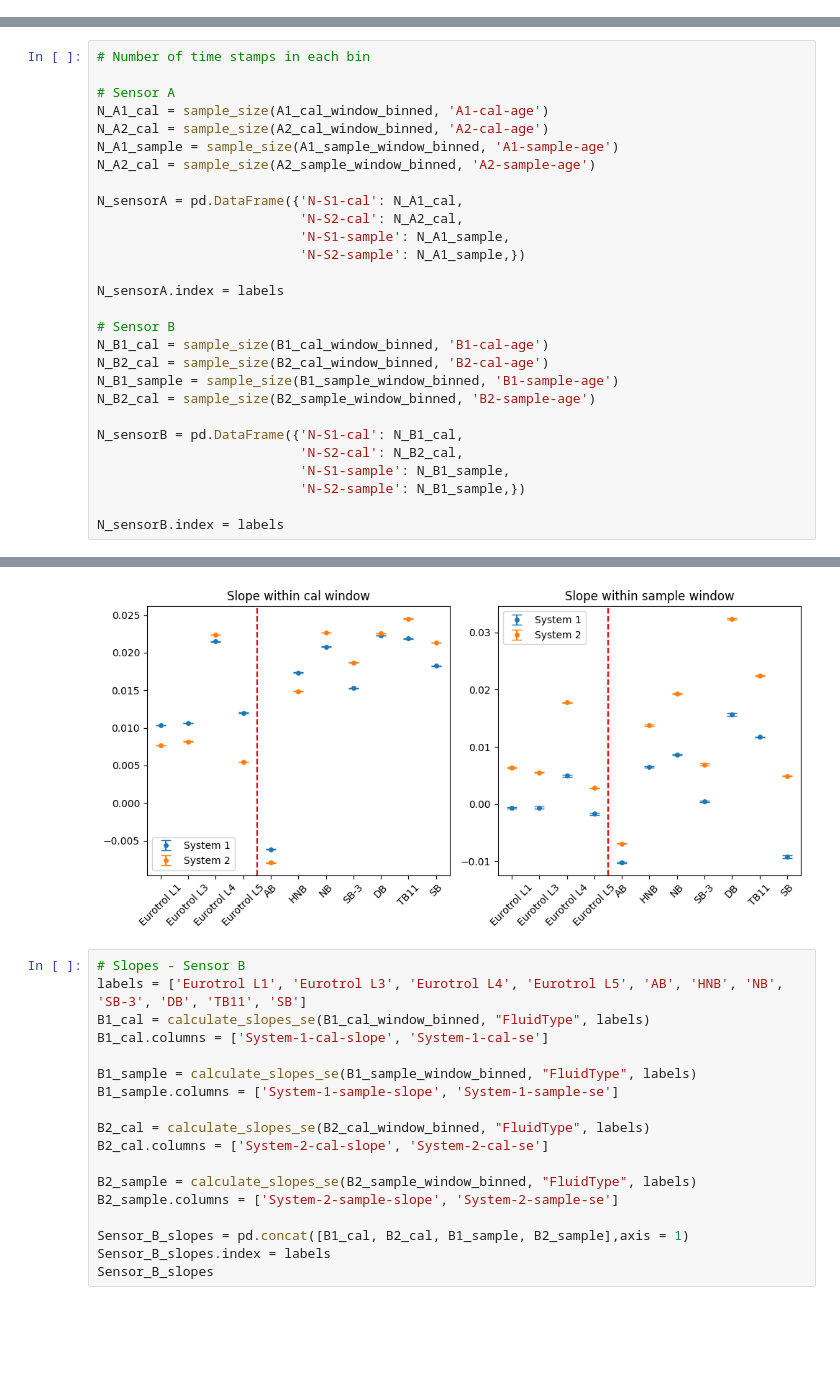
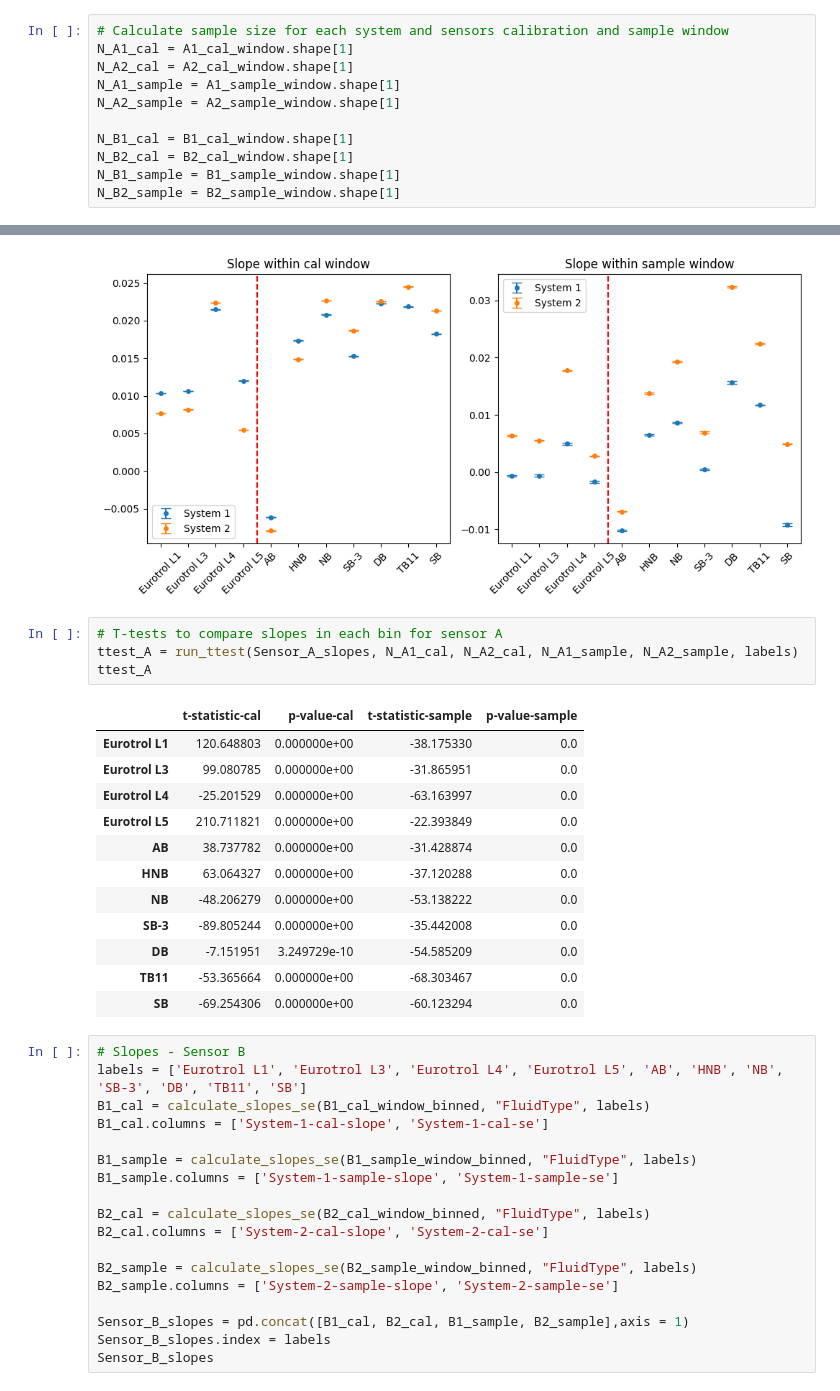
Before and after one commit to dejaytang/Capstone_Siemens, a Jupyter notebook: Coding/Dylan/raw_slope_code_DL.ipynb, the cells around one changed output, grey strips where cells are left out. Drawn from its saved outputs; the diff is of its cells as text; blank space fills up the shorter version.

Commit message:
modifying t-test code

```diff
--- a/Coding/Dylan/raw_slope_code_DL.ipynb
+++ b/Coding/Dylan/raw_slope_code_DL.ipynb
@@ -258,4 +258,15 @@ B2_cal_window = B2_cal_window.reset_index()
 B2_cal_window_binned = B2_attributes.merge(B2_cal_window, how = "inner", on = "TestID")
 B2_sample_window = B2_sample_window.reset_index()
 B2_sample_window_binned = B2_attributes.merge(B2_sample_window, how = "inner", on = "TestID")
+# %%
+# Calculate sample size for each system and sensors calibration and sample window
+N_A1_cal = A1_cal_window.shape[1]
+N_A2_cal = A2_cal_window.shape[1]
+N_A1_sample = A1_sample_window.shape[1]
+N_A2_sample = A2_sample_window.shape[1]
+
+N_B1_cal = B1_cal_window.shape[1]
+N_B2_cal = B2_cal_window.shape[1]
+N_B1_sample = B1_sample_window.shape[1]
+N_B2_sample = B2_sample_window.shape[1]
 # %%
@@ -338,34 +389,6 @@ B1_sample_window_binned['B1-sample-age'] = pd.cut(B1_sample_window_binned['AgeOf
 
 B2_cal_window_binned['B2-cal-age'] = pd.cut(B2_cal_window_binned['AgeOfCardInDaysAtTimeOfTest'], bins=bins, labels=labels)
 B2_sample_window_binned['B2-sample-age'] = pd.cut(B2_sample_window_binned['AgeOfCardInDaysAtTimeOfTest'], bins=bins, labels=labels)
-# %%
-# Number of time stamps in each bin
-
-# Sensor A
-N_A1_cal = sample_size(A1_cal_window_binned, 'A1-cal-age')
-N_A2_cal = sample_size(A2_cal_window_binned, 'A2-cal-age')
-N_A1_sample = sample_size(A1_sample_window_binned, 'A1-sample-age')
-N_A2_cal = sample_size(A2_sample_window_binned, 'A2-sample-age')
-
-N_sensorA = pd.DataFrame({'N-S1-cal': N_A1_cal,
-                          'N-S2-cal': N_A2_cal,
-                          'N-S1-sample': N_A1_sample,
-                          'N-S2-sample': N_A1_sample,})
-
-N_sensorA.index = labels
-
-# Sensor B
-N_B1_cal = sample_size(B1_cal_window_binned, 'B1-cal-age')
-N_B2_cal = sample_size(B2_cal_window_binned, 'B2-cal-age')
-N_B1_sample = sample_size(B1_sample_window_binned, 'B1-sample-age')
-N_B2_cal = sample_size(B2_sample_window_binned, 'B2-sample-age')
-
-N_sensorB = pd.DataFrame({'N-S1-cal': N_B1_cal,
-                          'N-S2-cal': N_B2_cal,
-                          'N-S1-sample': N_B1_sample,
-                          'N-S2-sample': N_B1_sample,})
-
-N_sensorB.index = labels
 # %%
 # Slopes and SE - Sensor A
 A1_cal = calculate_slopes_se(A1_cal_window_binned, "A1-cal-age", labels)
@@ -754,6 +771,23 @@ plt.tight_layout()
 plt.show()
 # %% [output]
 [figure]
+# %%
+# T-tests to compare slopes in each bin for sensor A
+ttest_A = run_ttest(Sensor_A_slopes, N_A1_cal, N_A2_cal, N_A1_sample, N_A2_sample, labels)
+ttest_A
+# %% [output]
+|  | t-statistic-cal | p-value-cal | t-statistic-sample | p-value-sample |
+| Eurotrol L1 | 120.648803 | 0.000000e+00 | -38.175330 | 0.0 |
+| Eurotrol L3 | 99.080785 | 0.000000e+00 | -31.865951 | 0.0 |
+| Eurotrol L4 | -25.201529 | 0.000000e+00 | -63.163997 | 0.0 |
+| Eurotrol L5 | 210.711821 | 0.000000e+00 | -22.393849 | 0.0 |
+| AB | 38.737782 | 0.000000e+00 | -31.428874 | 0.0 |
+| HNB | 63.064327 | 0.000000e+00 | -37.120288 | 0.0 |
+| NB | -48.206279 | 0.000000e+00 | -53.138222 | 0.0 |
+| SB-3 | -89.805244 | 0.000000e+00 | -35.442008 | 0.0 |
+| DB | -7.151951 | 3.249729e-10 | -54.585209 | 0.0 |
+| TB11 | -53.365664 | 0.000000e+00 | -68.303467 | 0.0 |
+| SB | -69.254306 | 0.000000e+00 | -60.123294 | 0.0 |
 # %%
 # Slopes - Sensor B
 labels = ['Eurotrol L1', 'Eurotrol L3', 'Eurotrol L4', 'Eurotrol L5', 'AB', 'HNB', 'NB', 'SB-3', 'DB', 'TB11', 'SB']
```
Also changed, not shown: parts of 11 cells of this notebook.
